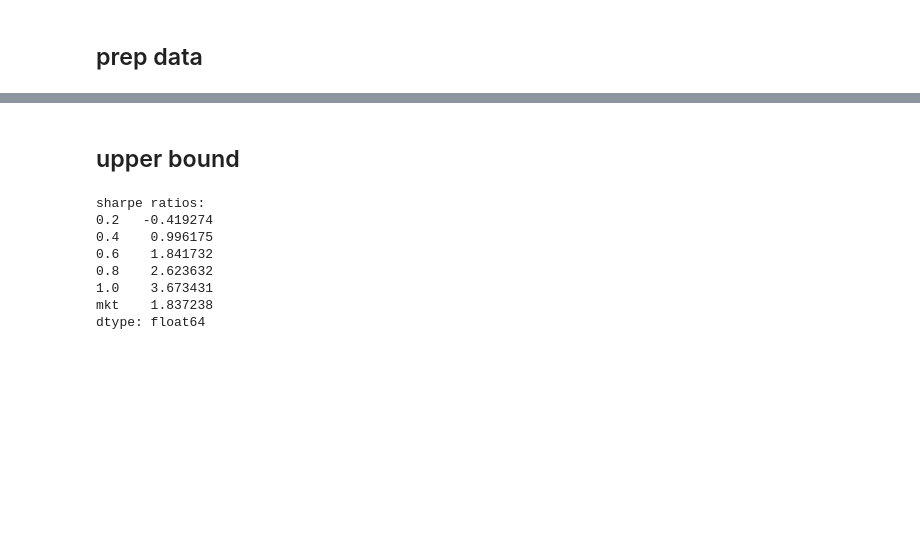
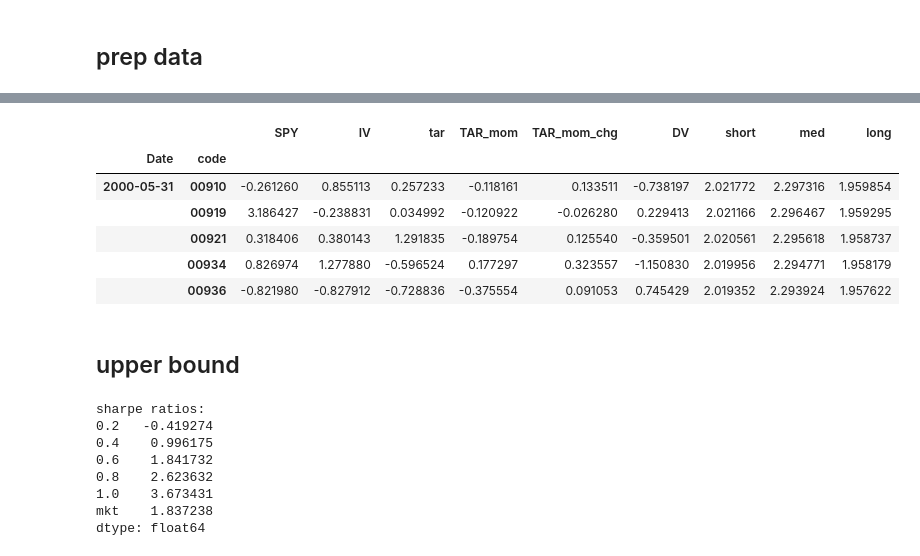
Before and after one commit to rhouck/re, a Jupyter notebook: build model.ipynb, the cells around one changed output, grey strips where cells are left out. Drawn from its saved outputs; the diff is of its cells as text; code cells hidden in the pictures; blank space fills up the shorter version.

```diff
--- a/build model.ipynb
+++ b/build model.ipynb
@@ -180,8 +204,16 @@ df.head()
 # %%
 #sns.pairplot(ut.ts_score(df[[c for c in df.columns if c != 'tar']], panel=PANEL_SCORE))
 # %%
-df_ts = ut.ts_score(df, PANEL_SCORE)
+df_ts = ut.ts_score(df, PANEL_SCORE).dropna(how='all')
 df_ts.head()
+# %% [output]
+|  |  | SPY | IV | tar | TAR_mom | TAR_mom_chg | DV | short | med | long |
+| Date | code |  |  |  |  |  |  |  |  |  |
+| 2000-05-31 | 00910 | -0.261260 | 0.855113 | 0.257233 | -0.118161 | 0.133511 | -0.738197 | 2.021772 | 2.297316 | 1.959854 |
+|  | 00919 | 3.186427 | -0.238831 | 0.034992 | -0.120922 | -0.026280 | 0.229413 | 2.021166 | 2.296467 | 1.959295 |
+|  | 00921 | 0.318406 | 0.380143 | 1.291835 | -0.189754 | 0.125540 | -0.359501 | 2.020561 | 2.295618 | 1.958737 |
+|  | 00934 | 0.826974 | 1.277880 | -0.596524 | 0.177297 | 0.323557 | -1.150830 | 2.019956 | 2.294771 | 1.958179 |
+|  | 00936 | -0.821980 | -0.827912 | -0.728836 | -0.375554 | 0.091053 | 0.745429 | 2.019352 | 2.293924 | 1.957622 |
 # %%
 #sns.pairplot(ut.ts_score(df_ts[[c for c in df_ts.columns if c != 'tar']], panel=PANEL_SCORE))
 # %% [markdown]
```
Also changed, not shown: parts of 20 cells of this notebook, 2 other files.
